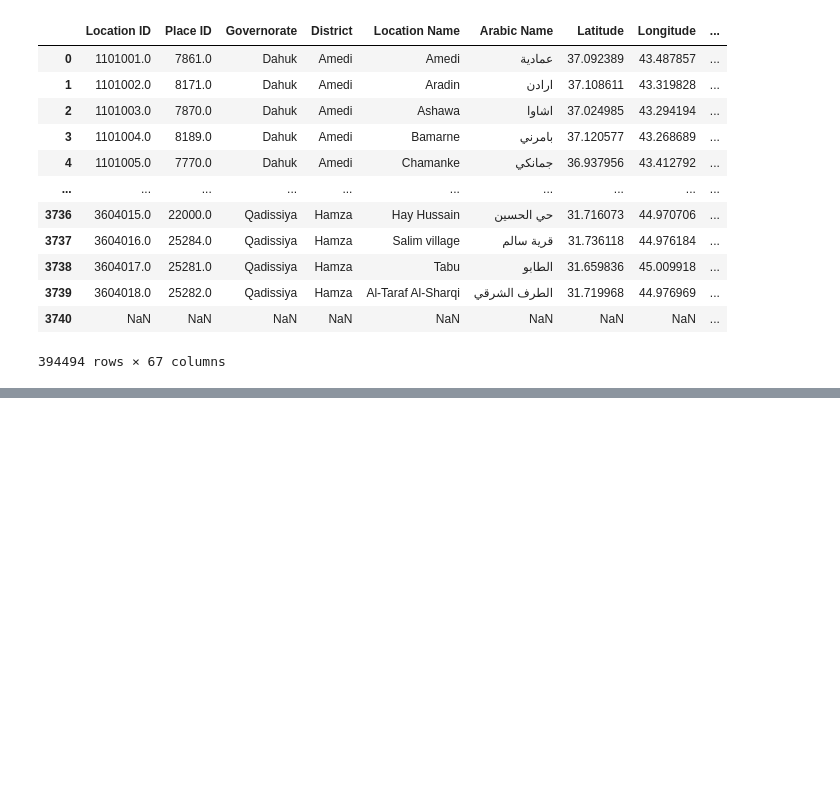
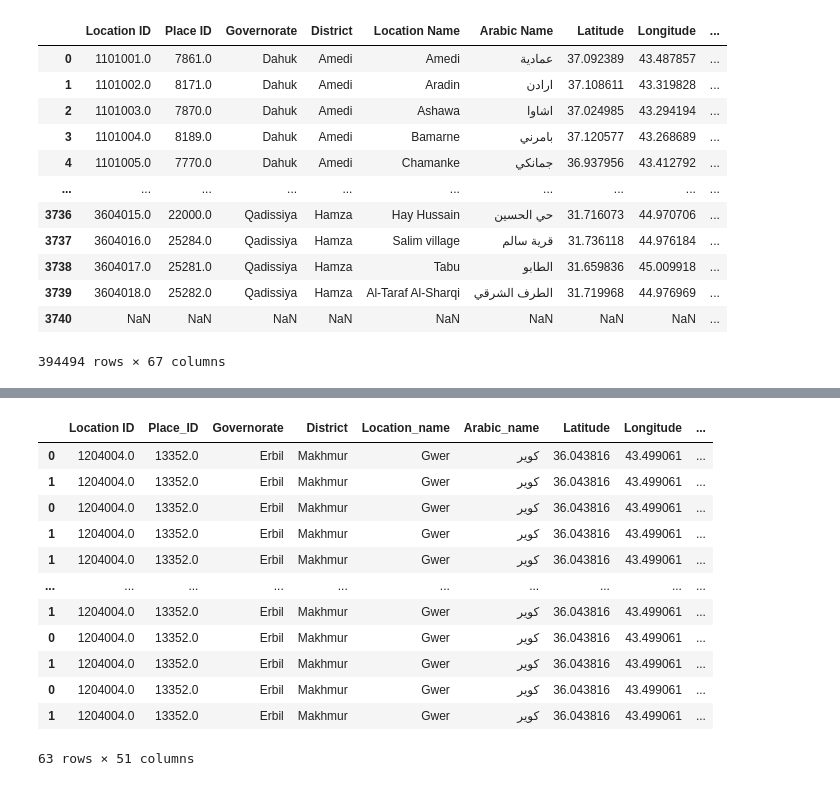
Before and after one commit to mcdimant/refugee_predictive_model, a Jupyter notebook: src/iraq_refugee_model.ipynb, the cells around one changed output, grey strips where cells are left out. Drawn from its saved outputs; the diff is of its cells as text; code cells hidden in the pictures; blank space fills up the shorter version.

```diff
--- a/src/iraq_refugee_model.ipynb
+++ b/src/iraq_refugee_model.ipynb
@@ -97,0 +88,16 @@ anbar
+# %%
+sample.sort_values(by='date', ascending=True)
+# %% [output]
+|  | Location ID | Place_ID | Governorate | District | Location_name | Arabic_name | Latitude | Longitude | ... |
+| 0 | 1204004.0 | 13352.0 | Erbil | Makhmur | Gwer | كوير | 36.043816 | 43.499061 | ... |
+| 1 | 1204004.0 | 13352.0 | Erbil | Makhmur | Gwer | كوير | 36.043816 | 43.499061 | ... |
+| 0 | 1204004.0 | 13352.0 | Erbil | Makhmur | Gwer | كوير | 36.043816 | 43.499061 | ... |
+| 1 | 1204004.0 | 13352.0 | Erbil | Makhmur | Gwer | كوير | 36.043816 | 43.499061 | ... |
+| 1 | 1204004.0 | 13352.0 | Erbil | Makhmur | Gwer | كوير | 36.043816 | 43.499061 | ... |
+| ... | ... | ... | ... | ... | ... | ... | ... | ... | ... |
+| 1 | 1204004.0 | 13352.0 | Erbil | Makhmur | Gwer | كوير | 36.043816 | 43.499061 | ... |
+| 0 | 1204004.0 | 13352.0 | Erbil | Makhmur | Gwer | كوير | 36.043816 | 43.499061 | ... |
+| 1 | 1204004.0 | 13352.0 | Erbil | Makhmur | Gwer | كوير | 36.043816 | 43.499061 | ... |
+| 0 | 1204004.0 | 13352.0 | Erbil | Makhmur | Gwer | كوير | 36.043816 | 43.499061 | ... |
+| 1 | 1204004.0 | 13352.0 | Erbil | Makhmur | Gwer | كوير | 36.043816 | 43.499061 | ... |
+63 rows × 51 columns
```
Also changed, not shown: parts of 12 cells of this notebook.
